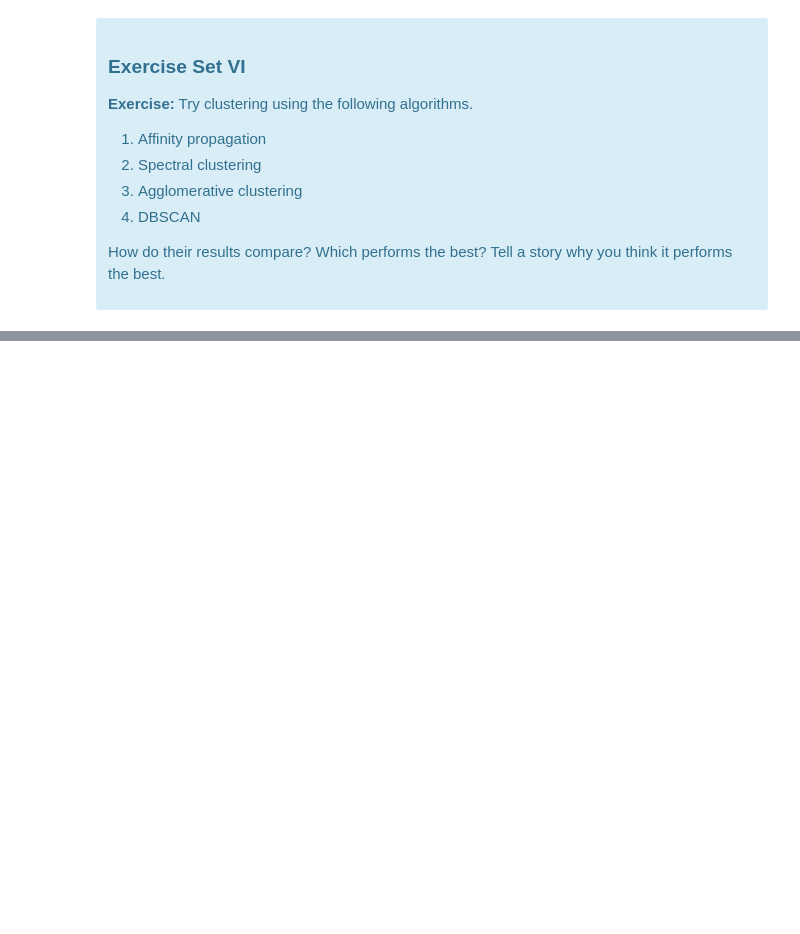
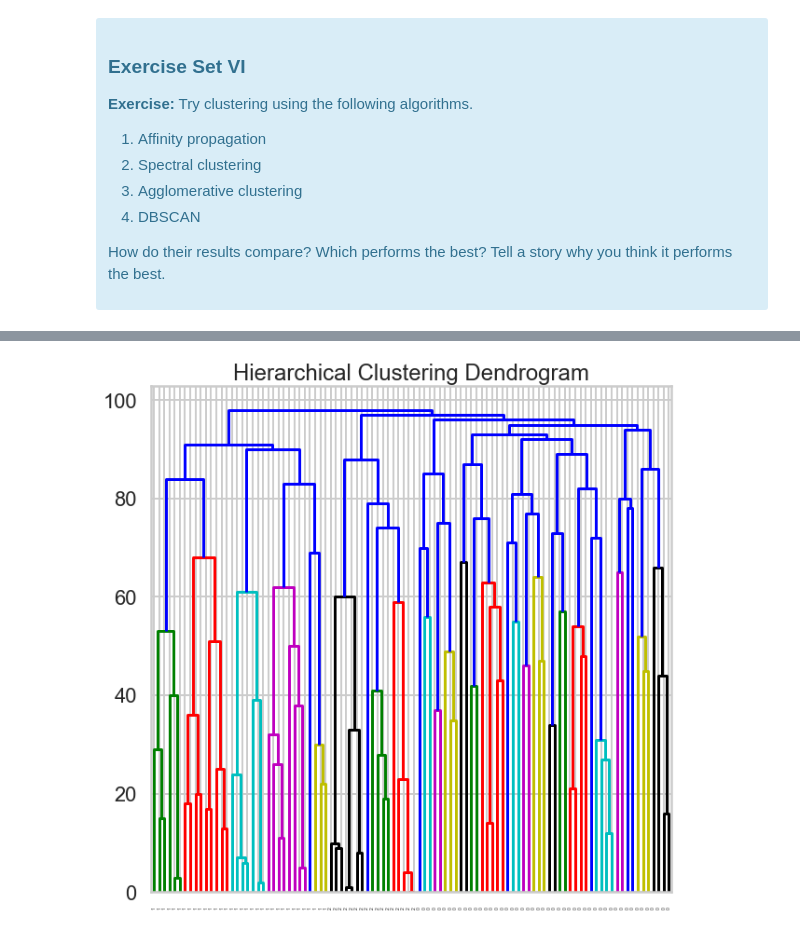
Before and after one commit to iamgauravg/10_5_4_Customer_Segmentation_Using_Clustering, a Jupyter notebook: exploration/data/1479758358_clustering/clustering/Mini_Project_Clustering.ipynb, the cells around one changed output, grey strips where cells are left out. Saved outputs shown, nothing was run; the diff lists cells and outputs as text; code cells hidden in the pictures; blank space fills up the shorter version.

```diff
--- a/exploration/data/1479758358_clustering/clustering/Mini_Project_Clustering.ipynb
+++ b/exploration/data/1479758358_clustering/clustering/Mini_Project_Clustering.ipynb
@@ -511,0 +593,11 @@ Source: http://scikit-learn.org/stable/modules/clustering.html
+# %%
+my_agglomerative_clustering = AgglomerativeClustering(n_clusters=3)
+
+my_agglomerative_clustering.fit(X)
+
+plt.figure(figsize=(10,10))
+plt.title('Hierarchical Clustering Dendrogram')
+plot_dendrogram(my_agglomerative_clustering, labels=my_agglomerative_clustering.labels_)
+plt.show()
+# %% [output]
+[figure, added]
```
Also changed, not shown: parts of 8 cells of this notebook.
